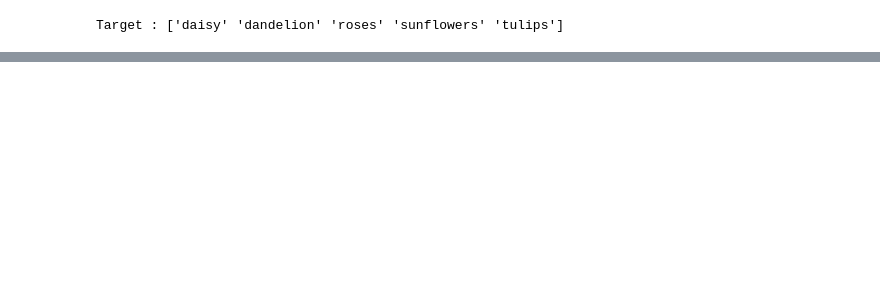
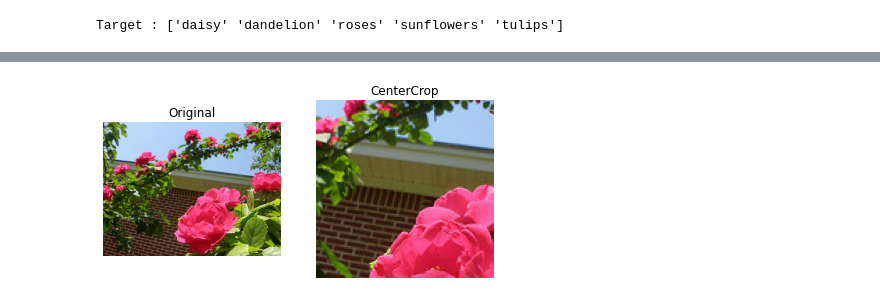
Before and after one commit to apthagowda97/computer_vision_poc, a Jupyter notebook: classification/notebook/pytorch_transforms.ipynb, the cells around one changed output, grey strips where cells are left out. Drawn from its saved outputs; the diff is of its cells as text; code cells hidden in the pictures; blank space fills up the shorter version.

```diff
--- a/classification/notebook/pytorch_transforms.ipynb
+++ b/classification/notebook/pytorch_transforms.ipynb
@@ -74,0 +86,4 @@ RandomHorizontalFlip(p=0.5)
+# %%
+plot_transform(4, [CenterCrop(128)],repeat=1,size=(7,5))
+# %% [output]
+[figure, added]
```
Also changed, not shown: parts of 16 cells of this notebook.
